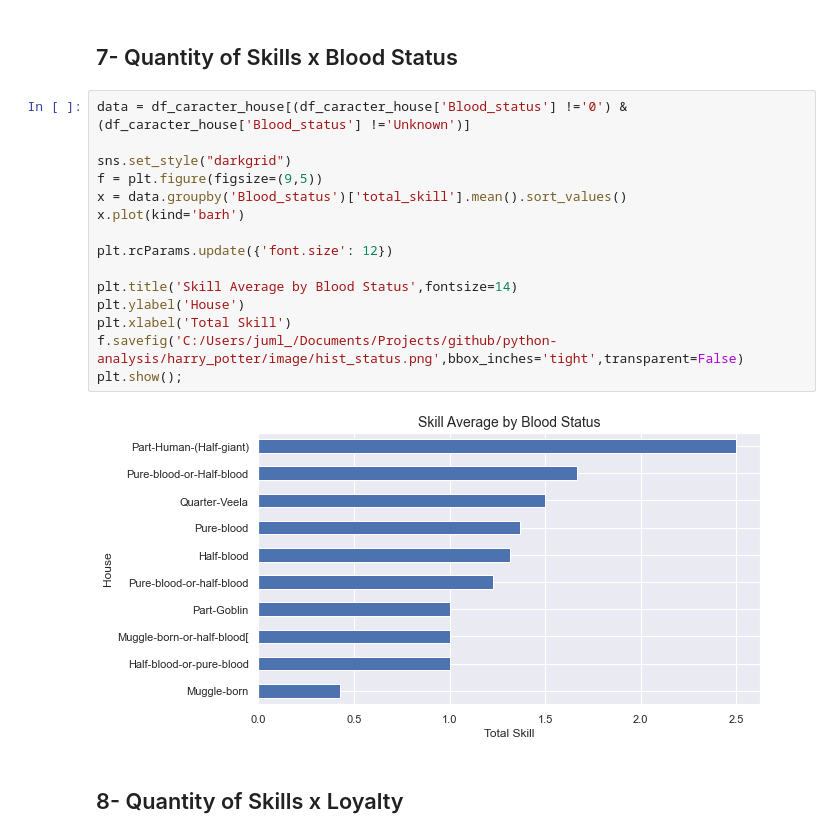
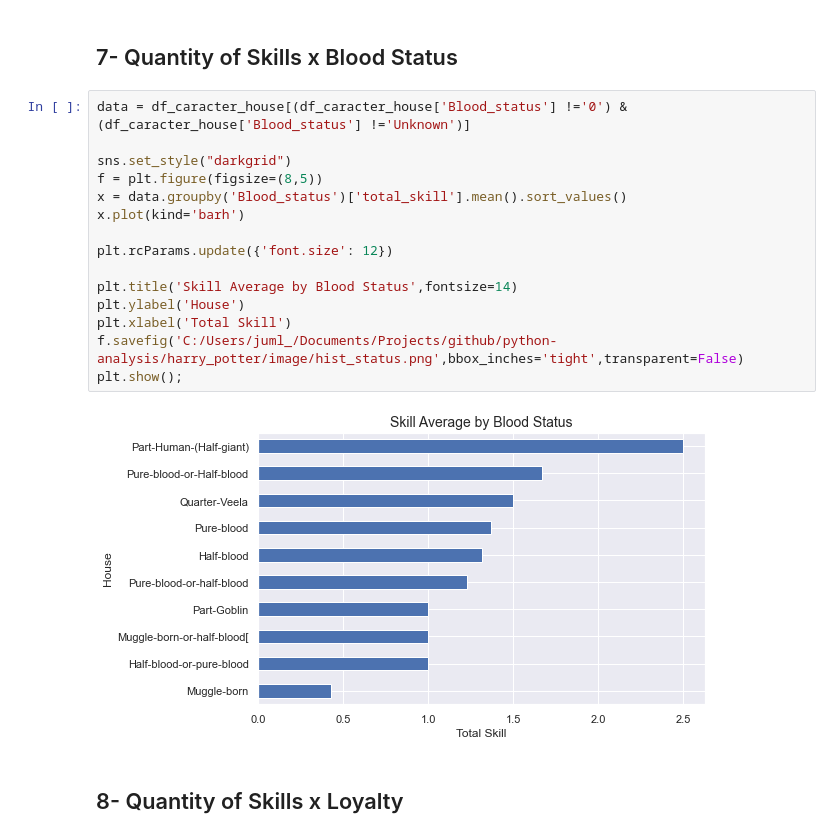
Before and after one commit to juluz/python-analysis, a Jupyter notebook: harry_potter/notebook/eda_characters.ipynb, the cells around one changed output. Drawn from its saved outputs; the diff is of its cells as text.

Commit message:
fix chart size

```diff
--- a/harry_potter/notebook/eda_characters.ipynb
+++ b/harry_potter/notebook/eda_characters.ipynb
@@ -705,20 +705,20 @@ plt.show();
 # %%
 data = df_caracter_house[(df_caracter_house['Blood_status'] !='0') & (df_caracter_house['Blood_status'] !='Unknown')]
 
 sns.set_style("darkgrid")
-f = plt.figure(figsize=(9,5))
+f = plt.figure(figsize=(8,5))
 x = data.groupby('Blood_status')['total_skill'].mean().sort_values()
 x.plot(kind='barh')
 
 plt.rcParams.update({'font.size': 12})
 
 plt.title('Skill Average by Blood Status',fontsize=14)
 plt.ylabel('House')
 plt.xlabel('Total Skill')
 f.savefig('C:/Users/juml_/Documents/Projects/github/python-analysis/harry_potter/image/hist_status.png',bbox_inches='tight',transparent=False)
 plt.show();
 # %% [output]
-[figure, old version]
+[figure, new version]
 # %% [markdown]
 ## 8- Quantity of Skills x Loyalty
 # %%
```
Also changed, not shown: parts of 1 cell of this notebook, 1 other file.
